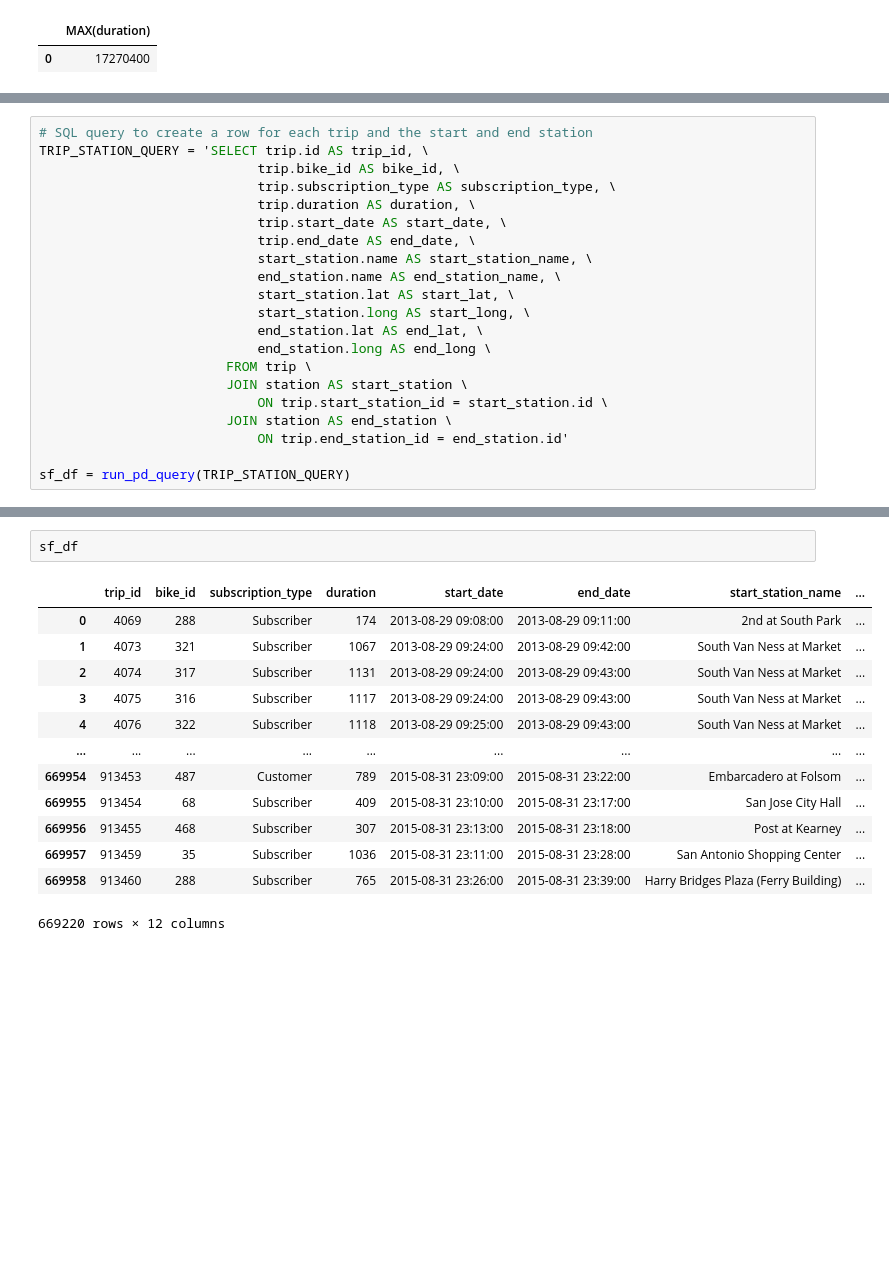
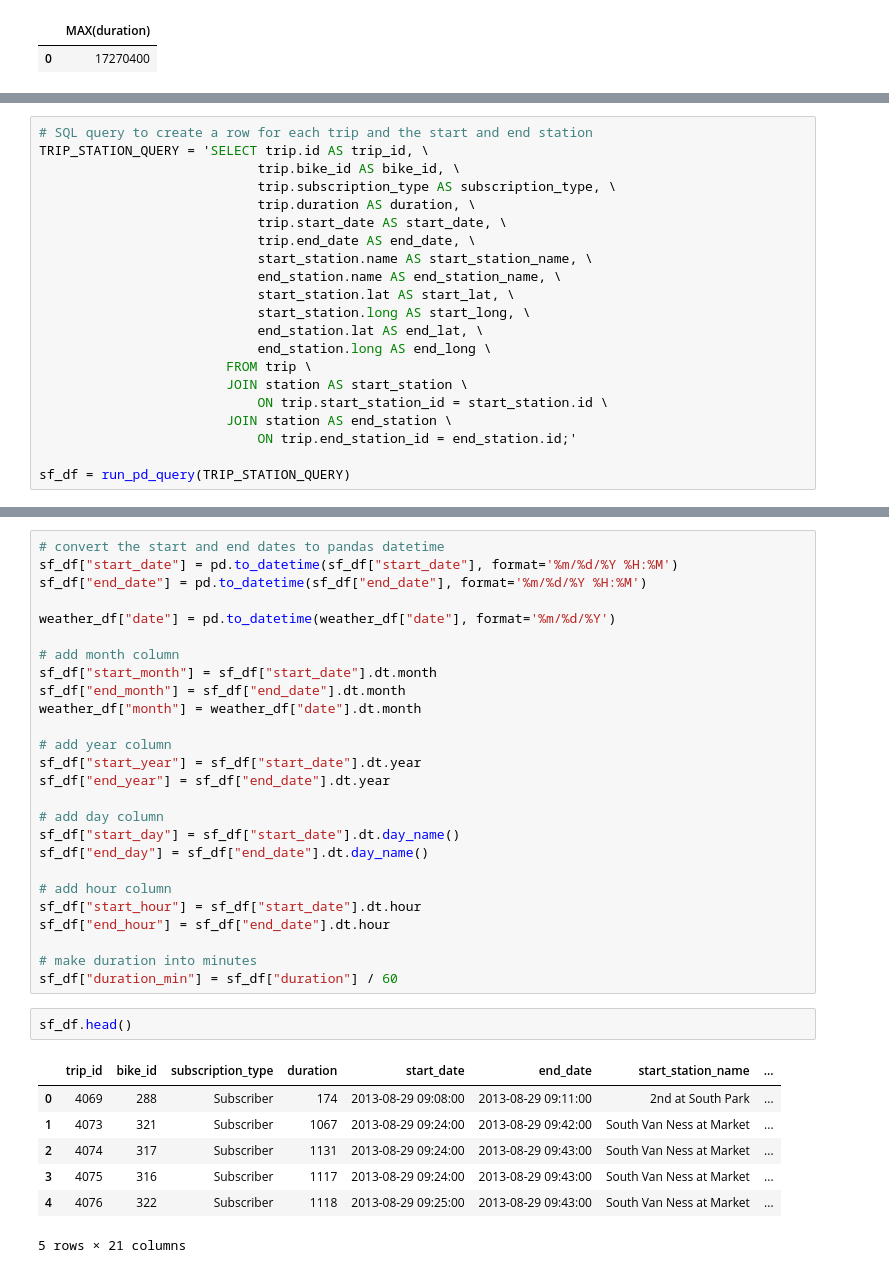
Before and after one commit to sachin-dabas/City-Biking, a Jupyter notebook: sanfrancisco.ipynb, the cells around one changed output, grey strips where cells are left out. Cells and saved outputs as stored; diff of their text form; blank space fills up the shorter version.

```diff
--- a/sanfrancisco.ipynb
+++ b/sanfrancisco.ipynb
@@ -122,7 +130,7 @@ TRIP_STATION_QUERY = 'SELECT trip.id AS trip_id, \
                         JOIN station AS start_station \
                             ON trip.start_station_id = start_station.id \
                         JOIN station AS end_station \
-                            ON trip.end_station_id = end_station.id'
+                            ON trip.end_station_id = end_station.id;'
 
 sf_df = run_pd_query(TRIP_STATION_QUERY)
 # %%
@@ -139,19 +144,39 @@ z_scores = stats.zscore(sf_df["duration"])
 abs_z_scores = np.abs(z_scores)
 filtered_entries = (abs_z_scores < 3)
 sf_df = sf_df[filtered_entries]
+# %%
+# convert the start and end dates to pandas datetime
+sf_df["start_date"] = pd.to_datetime(sf_df["start_date"], format='%m/%d/%Y %H:%M')
+sf_df["end_date"] = pd.to_datetime(sf_df["end_date"], format='%m/%d/%Y %H:%M')
+
+weather_df["date"] = pd.to_datetime(weather_df["date"], format='%m/%d/%Y')
+
+# add month column
+sf_df["start_month"] = sf_df["start_date"].dt.month
+sf_df["end_month"] = sf_df["end_date"].dt.month
+weather_df["month"] = weather_df["date"].dt.month
+
+# add year column
+sf_df["start_year"] = sf_df["start_date"].dt.year
+sf_df["end_year"] = sf_df["end_date"].dt.year
+
+# add day column
+sf_df["start_day"] = sf_df["start_date"].dt.day_name()
+sf_df["end_day"] = sf_df["end_date"].dt.day_name()
+
+# add hour column
+sf_df["start_hour"] = sf_df["start_date"].dt.hour
+sf_df["end_hour"] = sf_df["end_date"].dt.hour
+
+# make duration into minutes
+sf_df["duration_min"] = sf_df["duration"] / 60
 # %%
-sf_df
+sf_df.head()
 # %% [output]
 |  | trip_id | bike_id | subscription_type | duration | start_date | end_date | start_station_name | ... |
 | 0 | 4069 | 288 | Subscriber | 174 | 2013-08-29 09:08:00 | 2013-08-29 09:11:00 | 2nd at South Park | ... |
 | 1 | 4073 | 321 | Subscriber | 1067 | 2013-08-29 09:24:00 | 2013-08-29 09:42:00 | South Van Ness at Market | ... |
 | 2 | 4074 | 317 | Subscriber | 1131 | 2013-08-29 09:24:00 | 2013-08-29 09:43:00 | South Van Ness at Market | ... |
 | 3 | 4075 | 316 | Subscriber | 1117 | 2013-08-29 09:24:00 | 2013-08-29 09:43:00 | South Van Ness at Market | ... |
 | 4 | 4076 | 322 | Subscriber | 1118 | 2013-08-29 09:25:00 | 2013-08-29 09:43:00 | South Van Ness at Market | ... |
-| ... | ... | ... | ... | ... | ... | ... | ... | ... |
-| 669954 | 913453 | 487 | Customer | 789 | 2015-08-31 23:09:00 | 2015-08-31 23:22:00 | Embarcadero at Folsom | ... |
-| 669955 | 913454 | 68 | Subscriber | 409 | 2015-08-31 23:10:00 | 2015-08-31 23:17:00 | San Jose City Hall | ... |
-| 669956 | 913455 | 468 | Subscriber | 307 | 2015-08-31 23:13:00 | 2015-08-31 23:18:00 | Post at Kearney | ... |
-| 669957 | 913459 | 35 | Subscriber | 1036 | 2015-08-31 23:11:00 | 2015-08-31 23:28:00 | San Antonio Shopping Center | ... |
-| 669958 | 913460 | 288 | Subscriber | 765 | 2015-08-31 23:26:00 | 2015-08-31 23:39:00 | Harry Bridges Plaza (Ferry Building) | ... |
-669220 rows × 12 columns
+5 rows × 21 columns
```
Also changed, not shown: parts of 23 cells of this notebook, 1 other file.
